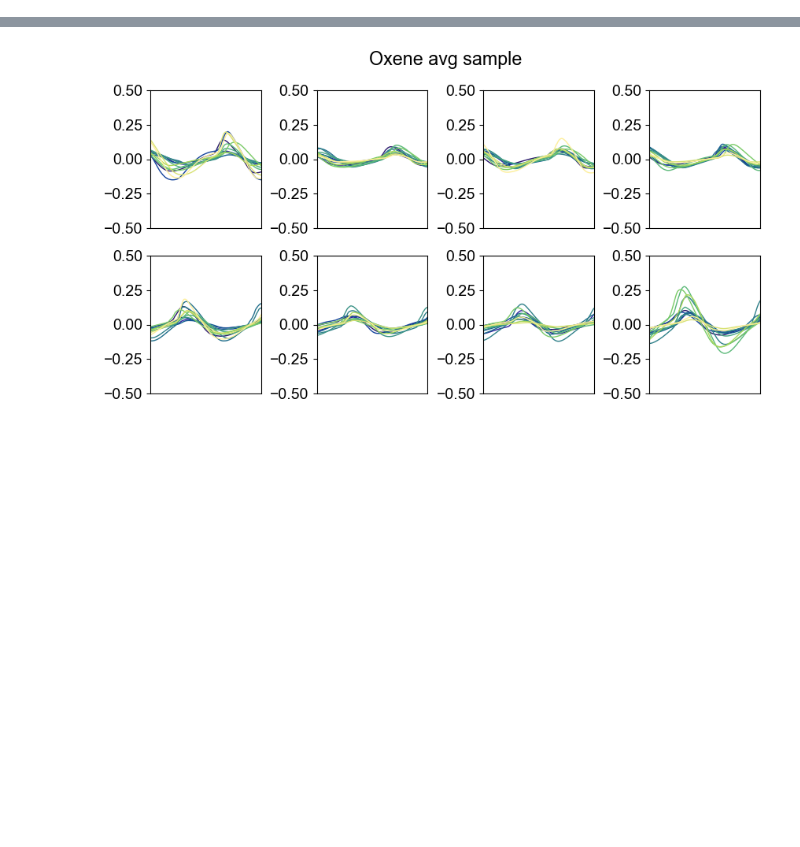
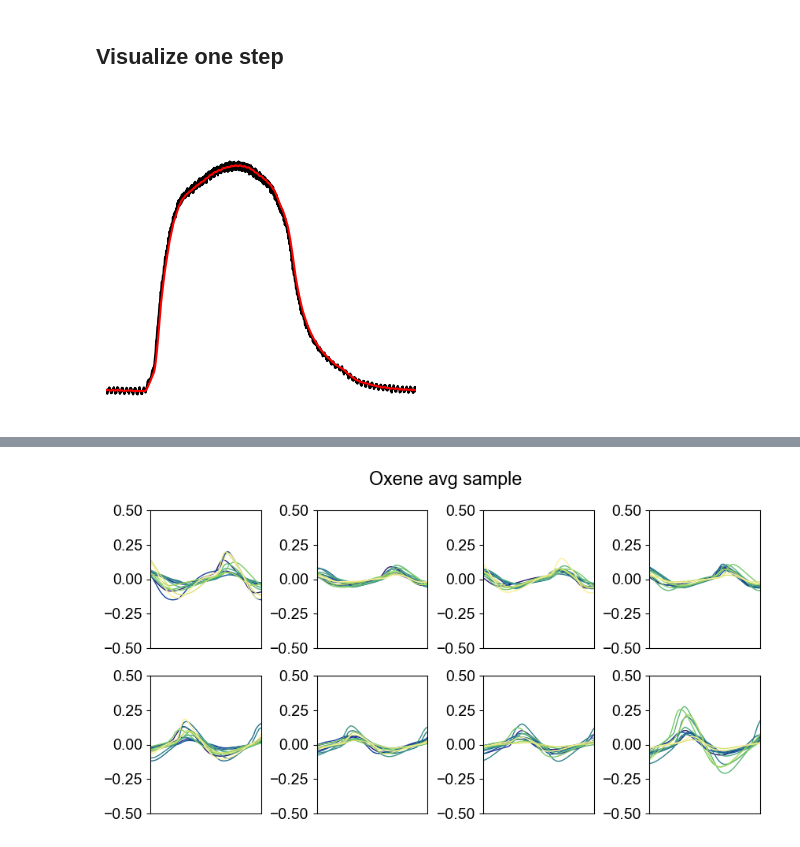
Before and after one commit to BailabUNC/oxene-nn, a Jupyter notebook: preprocessing.ipynb, the cells around one changed output, grey strips where cells are left out. Saved outputs shown, nothing was run; the diff lists cells and outputs as text; code cells hidden in the pictures; blank space fills up the shorter version.

```diff
--- a/preprocessing.ipynb
+++ b/preprocessing.ipynb
@@ -262,0 +272,2 @@ Found 72 slices that satisfy Gaussian distribution.
+# %% [markdown]
+## Visualize one step
@@ -262,0 +276,11 @@ Found 72 slices that satisfy Gaussian distribution.
+# %%
+plt.figure(figsize=(4, 4))
+plt.plot(worker.sig0_[:, 0] + 0.5, c='k')
+plt.plot(worker.sig2_[:, 0] + 0.5, c='r')
+plt.xlim(11800, 13000)
+plt.axis('off')
+
+plt.savefig('results/preprocessing/filter_1peak_1st.png', dpi=600, bbox_inches='tight')
+plt.show()
+# %% [output]
+[figure, added]
```
Also changed, not shown: parts of 10 cells of this notebook, 3 other files.
